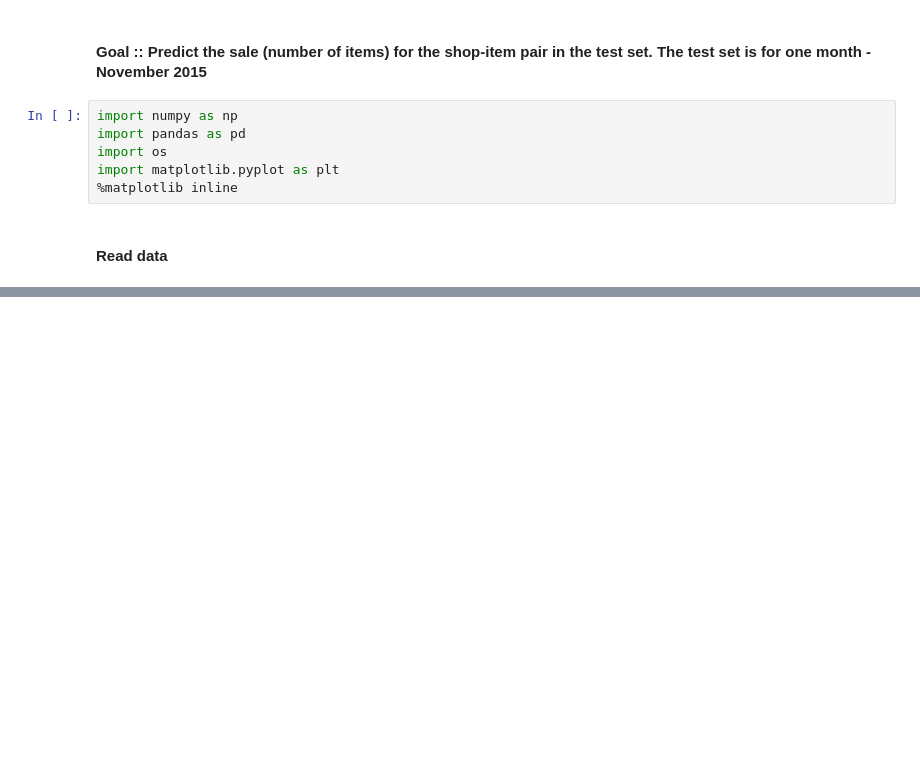
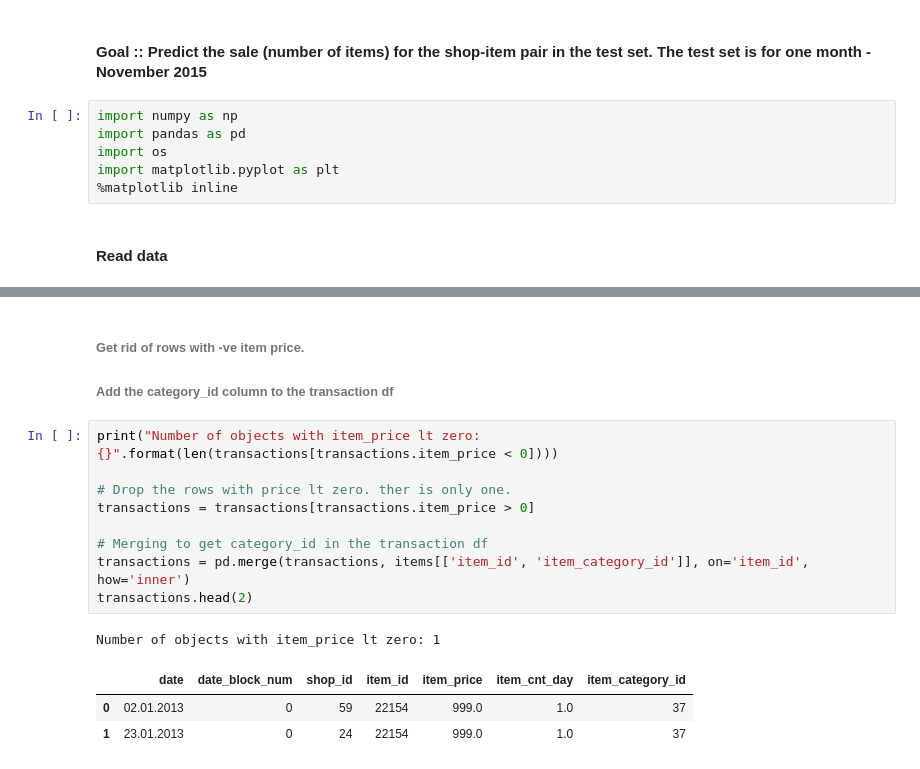
Before and after one commit to purnendu23/predict-future-sales, a Jupyter notebook: predict_future_sales.ipynb, the cells around one changed output, grey strips where cells are left out. Saved outputs shown, nothing was run; the diff lists cells and outputs as text; blank space fills up the shorter version.

```diff
--- a/predict_future_sales.ipynb
+++ b/predict_future_sales.ipynb
@@ -124,0 +85,17 @@ plt.hist(transactions[transactions.item_price < 5000].item_price)
+# %% [markdown]
+###### Get rid of rows with -ve item price.
+###### Add the category_id column to the transaction df
+# %%
+print("Number of objects with item_price lt zero: {}".format(len(transactions[transactions.item_price < 0])))
+
+# Drop the rows with price lt zero. ther is only one.
+transactions = transactions[transactions.item_price > 0]
+
+# Merging to get category_id in the transaction df
+transactions = pd.merge(transactions, items[['item_id', 'item_category_id']], on='item_id', how='inner')
+transactions.head(2)
+# %% [output]
+Number of objects with item_price lt zero: 1
+|  | date | date_block_num | shop_id | item_id | item_price | item_cnt_day | item_category_id |
+| 0 | 02.01.2013 | 0 | 59 | 22154 | 999.0 | 1.0 | 37 |
+| 1 | 23.01.2013 | 0 | 24 | 22154 | 999.0 | 1.0 | 37 |
```
Also changed, not shown: parts of 22 cells of this notebook, 1 other file.
